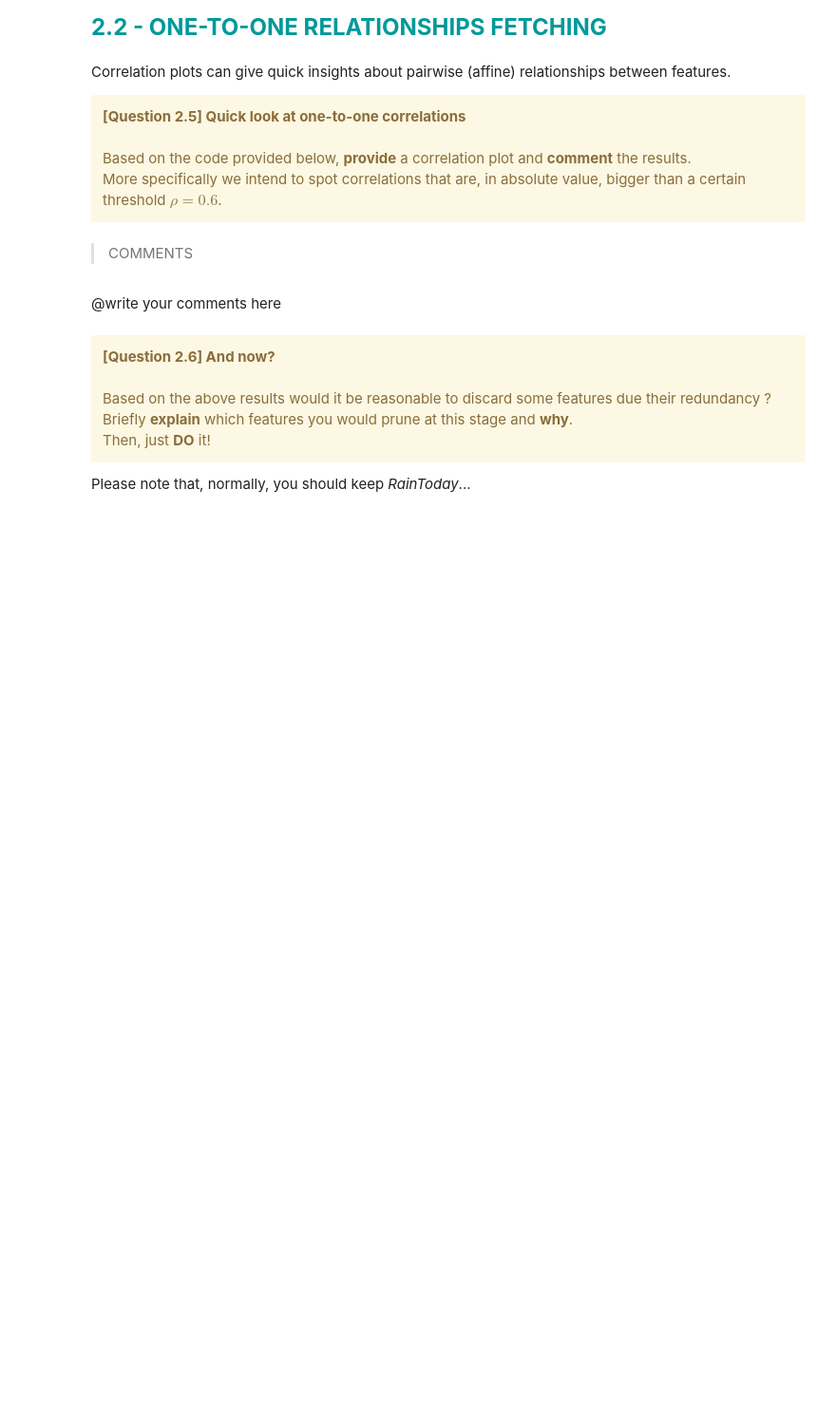
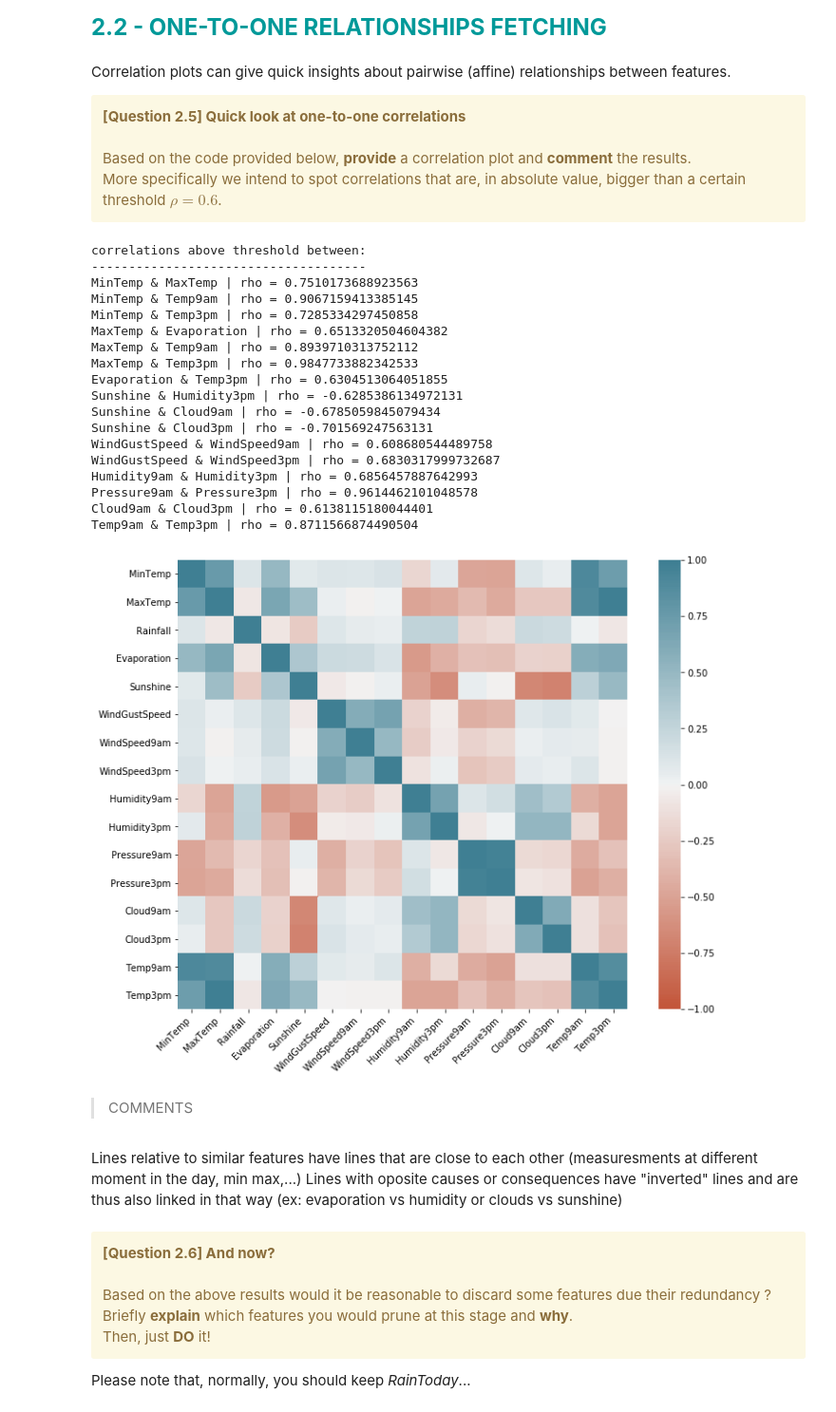
Before and after one commit to chaverstraet/Hackaton3, a Jupyter notebook: Hackaton3/Hackathon03-Classification.ipynb, the cells around one changed output. Shown at 95% size. Saved outputs shown, nothing was run; the diff lists cells and outputs as text; code cells hidden in the pictures; blank space fills up the shorter version.

```diff
--- a/Hackaton3/Hackathon03-Classification.ipynb
+++ b/Hackaton3/Hackathon03-Classification.ipynb
@@ -586,10 +615,8 @@ One Numerical Feature : <i>BloodPressure</i>
 # %%
-# @write your code in this cell, adapt the code wherever you find an @edit marker
-
-df = diabetes.copy() # @edit with df as data_sharp at the end of the day => df = data_sharp.copy()
+df = data.dropna()
 
 final_numeric_cols_all = df.select_dtypes(include=np.number).columns.tolist()
-discriminative = 'Outcome' # @edit with the discriminative feature of data_sharp
+discriminative = 'RainTomorrow' # @edit with the discriminative feature of data_sharp
 values_disc = df[discriminative].unique()
 final_numeric_cols_all = list_difference(final_numeric_cols_all,[discriminative])
 
@@ -681,36 +720,55 @@ Correlation plots can give quick insights about pairwise (affine) relationships
     Based on the code provided below, <b>provide</b> a correlation plot and <b>comment</b> the results. <br>More specifically we intend to spot correlations that are, in absolute value, bigger than a certain threshold $\rho = 0.6$.
 </div>
 # %%
-# @write your code in this cell, adapt the code wherever you find an @edit marker
-
-corr = diabetes[final_numeric_cols_all].corr() # @edit to make it work with data_sharp
-
-abs_threshold = 1.5e-1 # @edit to pick up the right correlation threshold
+data_sharp = data.dropna()
+corr = data_sharp[final_numeric_cols_all].corr()
+abs_threshold = 0.6 #pick up the right correlation threshold
 
 print('correlations above threshold between: ')
 print('-------------------------------------')
 for i in np.arange(len(final_numeric_cols_all)):
     buff = corr.iloc[i,i+1:]
     interest = buff[np.abs(buff)>abs_threshold]
     for elem in interest.index:
         print(final_numeric_cols_all[i]+' & '+elem+' | rho = '+str(interest[elem]))
 
 plt.figure(figsize=(12,9))
 ax = sns.heatmap(
     corr,
     vmin=-1, vmax=1, center=0,
     cmap=sns.diverging_palette(20, 220, n=200),
     square=True
 )
 ax.set_xticklabels(
     ax.get_xticklabels(),
     rotation=45,
     horizontalalignment='right'
 );
+# %% [output]
+correlations above threshold between:
+-------------------------------------
+MinTemp & MaxTemp | rho = 0.7510173688923563
+MinTemp & Temp9am | rho = 0.9067159413385145
+MinTemp & Temp3pm | rho = 0.7285334297450858
+MaxTemp & Evaporation | rho = 0.6513320504604382
+MaxTemp & Temp9am | rho = 0.8939710313752112
+MaxTemp & Temp3pm | rho = 0.9847733882342533
+Evaporation & Temp3pm | rho = 0.6304513064051855
+Sunshine & Humidity3pm | rho = -0.6285386134972131
+Sunshine & Cloud9am | rho = -0.6785059845079434
+Sunshine & Cloud3pm | rho = -0.701569247563131
+WindGustSpeed & WindSpeed9am | rho = 0.608680544489758
+WindGustSpeed & WindSpeed3pm | rho = 0.6830317999732687
+Humidity9am & Humidity3pm | rho = 0.6856457887642993
+Pressure9am & Pressure3pm | rho = 0.9614462101048578
+Cloud9am & Cloud3pm | rho = 0.6138115180044401
+Temp9am & Temp3pm | rho = 0.8711566874490504
+[figure, added]
 # %% [markdown]
 >COMMENTS
-# %% [markdown]
-@write your comments here
+# %% [markdown]
+Lines relative to similar features have lines that are close to each other (measuresments at different moment in the day, min max,...)
+Lines with oposite causes or consequences have "inverted" lines and are thus also linked in that way (ex: evaporation vs humidity or clouds vs sunshine)
 # %% [markdown]
  <div class="alert alert-warning">
     <b>[Question 2.6] And now? </b>  <br><br>
```
Also changed, not shown: parts of 18 cells of this notebook.
